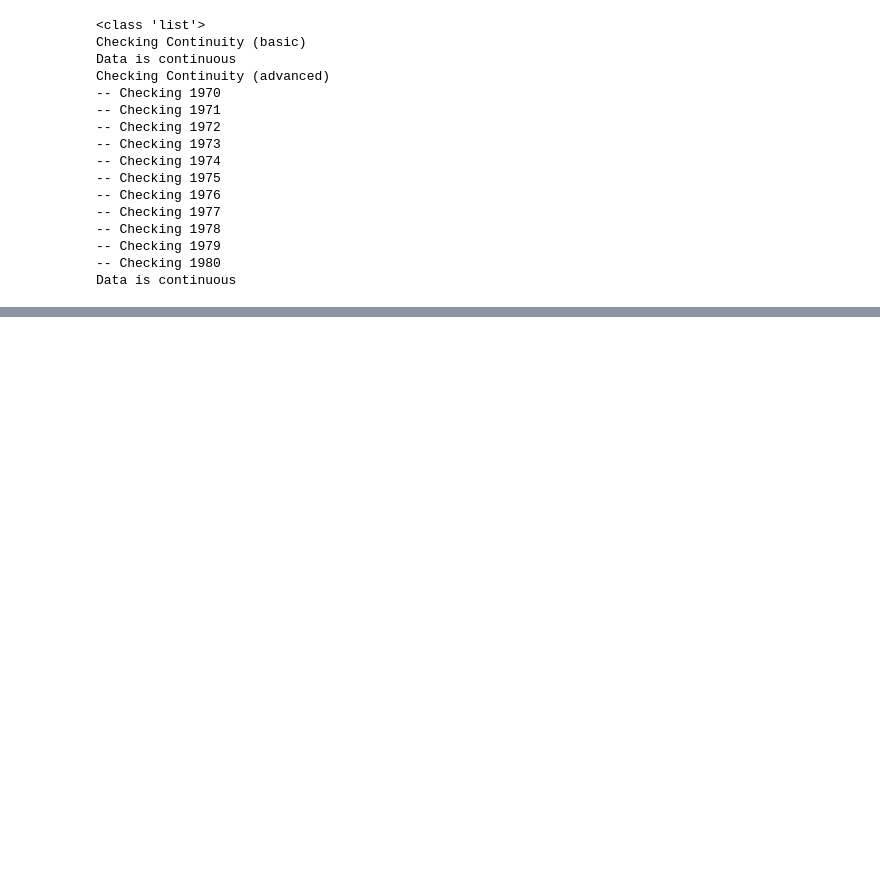
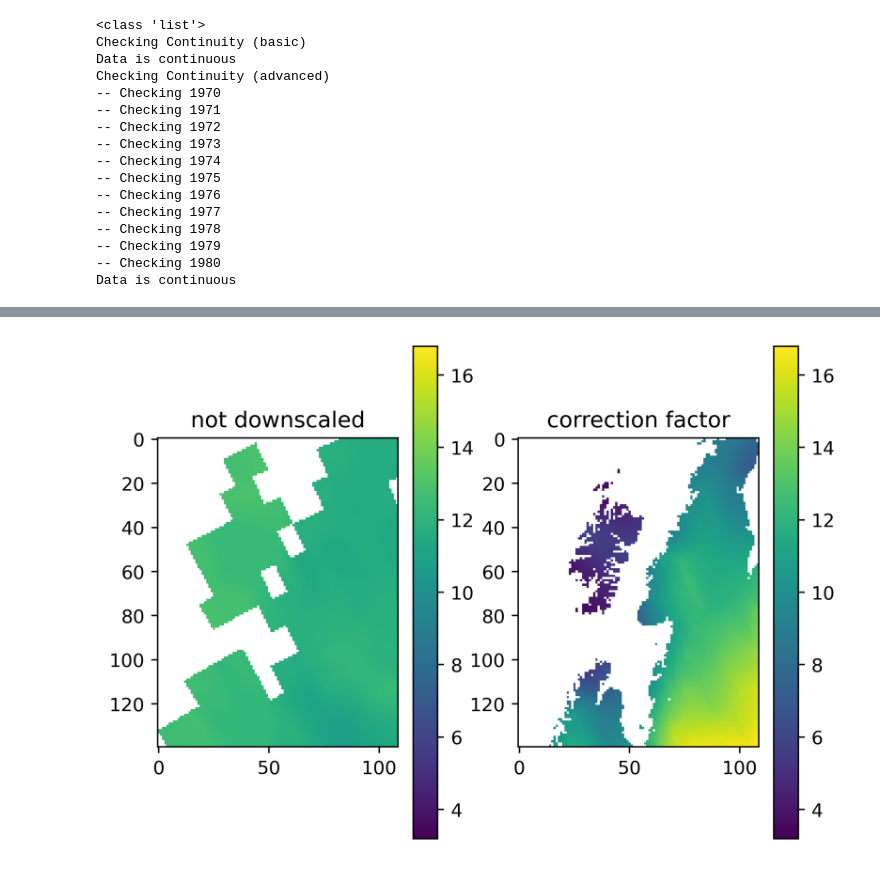
Before and after one commit to uaf-arctic-eco-modeling/Input_production, a Jupyter notebook: tiles-downscale-scratch.ipynb, the cells around one changed output, grey strips where cells are left out. Drawn from its saved outputs; the diff is of its cells as text; code cells hidden in the pictures; blank space fills up the shorter version.

```diff
--- a/tiles-downscale-scratch.ipynb
+++ b/tiles-downscale-scratch.ipynb
@@ -37,7 +37,7 @@ CRS.from_wkt('PROJCS["WGS 84 / NSIDC EASE-Grid 2.0 North",GEOGCS["WGS 84",DATUM[
 annual_list = []
 for cru_file in list(Path('/media/rwspicer/data/V3/tem/02-arctic/cru-jra/').glob('*.nc')):
     year = int(cru_file.name.split('.')[-4])
-    if year < 1970 or year > 1980:
+    if year < 1970 or year > 2001:
         continue
 
     temp = crujra.AnnualDaily(year,cru_file, verbose=False)
@@ -90,10 +96,10 @@ CRUJRAnnualDaily: 1980 clipping
 # %%
 mytile.data['cru_AnnualTimeSeries']
 
-for year in range(1970,1981):
+for year in range(1970,2002):
     mytile.data['cru_AnnualTimeSeries'][year].dataset['x'] = wc.x
     mytile.data['cru_AnnualTimeSeries'][year].dataset['y'] = wc.y
 
 
 
-mytile.calculate_climate_baseline(1970, 1975, 'cru_baseline', 'cru_AnnualTimeSeries')
+mytile.calculate_climate_baseline(1970, 2000, 'cru_baseline', 'cru_AnnualTimeSeries')
@@ -240,0 +311,17 @@ fig.colorbar(im, ax=axes[0])
+# %%
+not_downscaled = mytile.data['cru_AnnualTimeSeries'][1970].dataset
+
+
+fig, axes = plt.subplots(1,2, dpi=400)
+axes[0].imshow(not_downscaled['tmax'].data[0] - corrections.ZERO_C_IN_K, vmin=-40, vmax=20)
+axes[0].set_title('not downscaled')
+
+
+im = axes[1].imshow(correction['tmax'].data[0])#, vmin=-40, vmax=20)
+axes[1].set_title('correction factor')
+fig.colorbar(im, ax=axes[1])
+fig.colorbar(im, ax=axes[0])
+
+plt.show()
+# %% [output]
+[figure, added]
```
Also changed, not shown: parts of 10 cells of this notebook, 3 other files.
